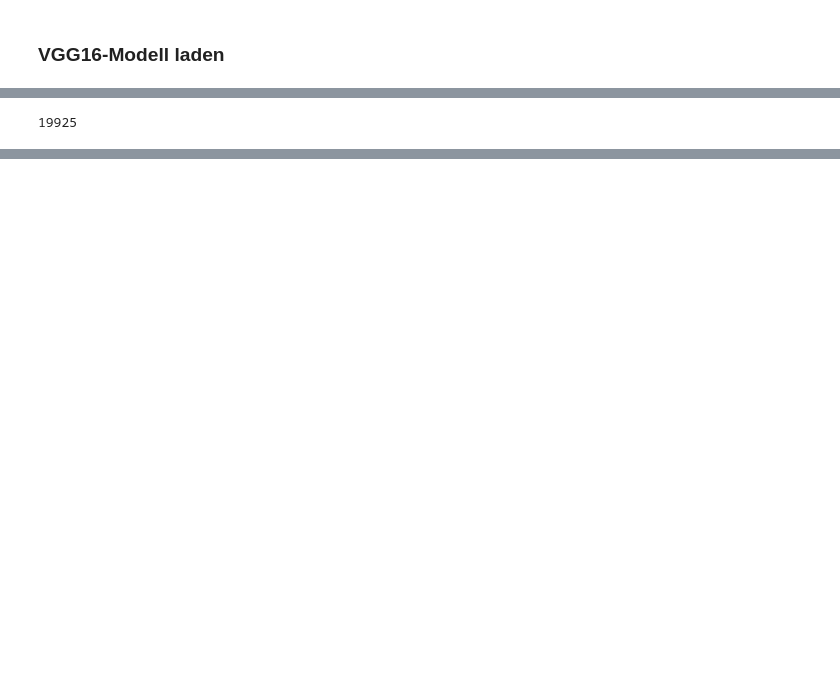
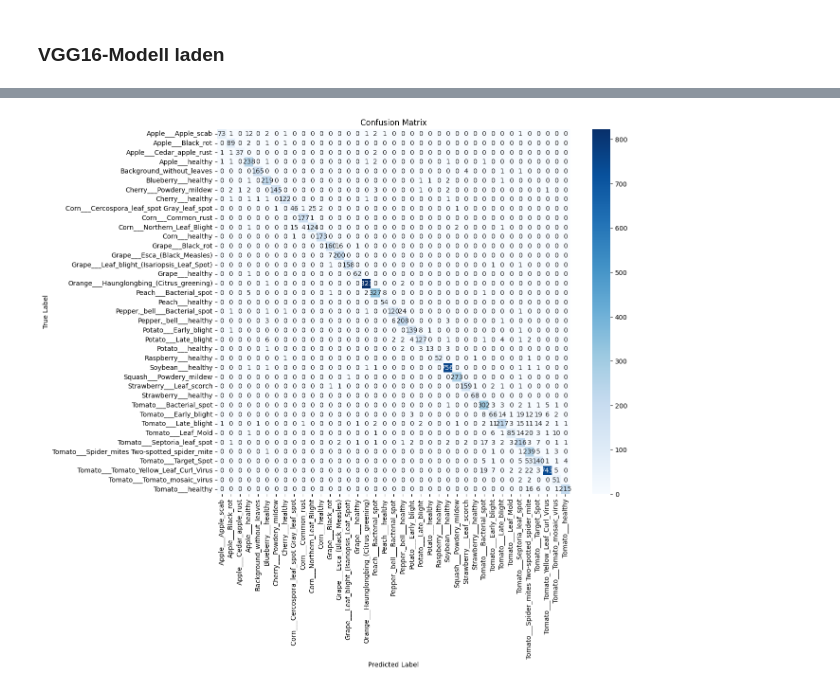
Before and after one commit to safer-lgtm/leaf-disease-identification, a Jupyter notebook: Blättererkennung_und_Klassasifikation_VGG16.ipynb, the cells around one changed output, grey strips where cells are left out. Drawn from its saved outputs; the diff is of its cells as text; code cells hidden in the pictures; blank space fills up the shorter version.

```diff
--- a/Blättererkennung_und_Klassasifikation_VGG16.ipynb
+++ b/Blättererkennung_und_Klassasifikation_VGG16.ipynb
@@ -288,21 +293,21 @@ def generate_confusion_matrix(image_paths, model, generator):
-# %%
-import seaborn as sns
-import matplotlib.pyplot as plt
-
-def plot_confusion_matrix(cm, class_names):
-    plt.figure(figsize=(10, 7))
-    sns.heatmap(cm, annot=True, fmt='d', cmap='Blues', xticklabels=class_names, yticklabels=class_names)
-    plt.xlabel('Vorhergesagte Klasse')
-    plt.ylabel('Wahre Klasse')
-    plt.title('Konfusionsmatrix')
-    plt.show()
-# %%
-image_paths = []
-for root, dirs, files in os.walk(test_dir):
-  for class_name in dirs:
-    class_path = os.path.join(root, class_name)
-    image_files = [os.path.join(class_path, f) for f in os.listdir(class_path) if f.lower().endswith(('.jpg'))]
-    image_paths.extend(image_files)
-print(len(image_paths))
-# %% [output]
-19925
+# %%
+from sklearn.metrics import confusion_matrix, classification_report
+import seaborn as sns
+
+def plot_confusion_matrix(cm, class_labels):
+    plt.figure(figsize=(12, 10))
+    sns.heatmap(cm, annot=True, fmt="d", xticklabels=class_labels, yticklabels=class_labels, cmap="Blues")
+    plt.ylabel('True Label')
+    plt.xlabel('Predicted Label')
+    plt.title('Confusion Matrix')
+    plt.show()
+
+# Confusion Matrix
+predictions = model.predict(test_generator, steps=test_generator.samples // test_generator.batch_size + 1)
+predicted_classes = np.argmax(predictions, axis=1)
+true_classes = test_generator.classes
+class_labels = list(test_generator.class_indices.keys())
+
+cm = confusion_matrix(true_classes, predicted_classes)
+plot_confusion_matrix(cm, class_labels)
+# %% [output]
@@ -308,0 +315 @@ print(len(image_paths))
+[figure, added]
```
Also changed, not shown: parts of 17 cells of this notebook.
